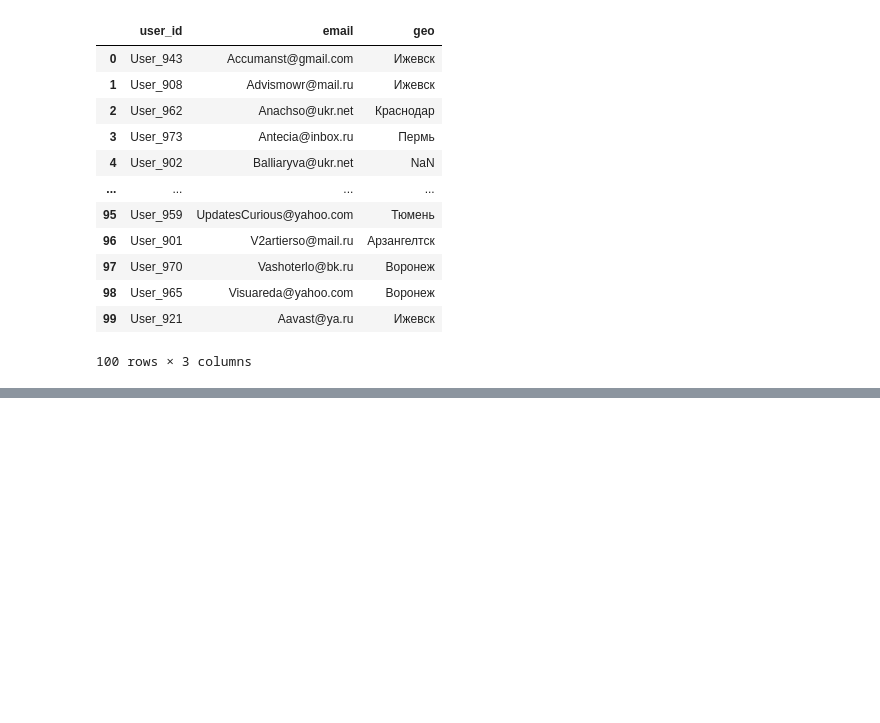
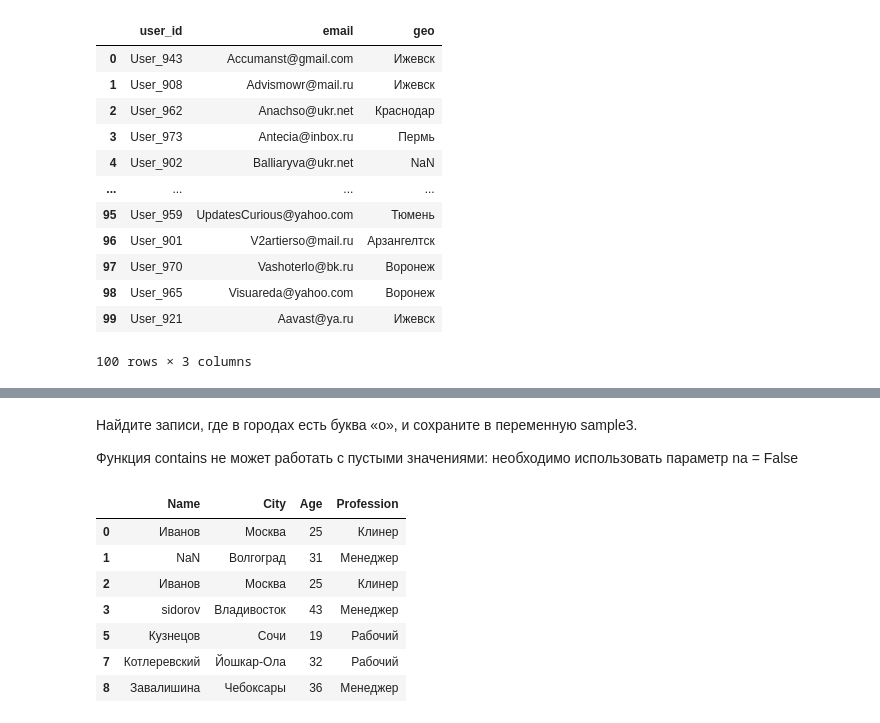
Before and after one commit to aar44i/DataScience, a Jupyter notebook: SkillFactory/8.ipynb, the cells around one changed output, grey strips where cells are left out. Cells and saved outputs as stored; diff of their text form; code cells hidden in the pictures; blank space fills up the shorter version.

```diff
--- a/SkillFactory/8.ipynb
+++ b/SkillFactory/8.ipynb
@@ -86,0 +241,16 @@ geo
+# %% [markdown]
+Найдите записи, где в городах есть буква «о», и сохраните в переменную sample3.
+
+Функция contains не может работать с пустыми значениями: необходимо использовать параметр na = False
+# %%
+sample3 = sp[sp.City.str.contains("о", na=False)]
+sample3
+# %% [output]
+|  | Name | City | Age | Profession |
+| 0 | Иванов | Москва | 25 | Клинер |
+| 1 | NaN | Волгоград | 31 | Менеджер |
+| 2 | Иванов | Москва | 25 | Клинер |
+| 3 | sidorov | Владивосток | 43 | Менеджер |
+| 5 | Кузнецов | Сочи | 19 | Рабочий |
+| 7 | Котлеревский | Йошкар-Ола | 32 | Рабочий |
+| 8 | Завалишина | Чебоксары | 36 | Менеджер |
```
Also changed, not shown: parts of 19 cells of this notebook, 2 other files.
